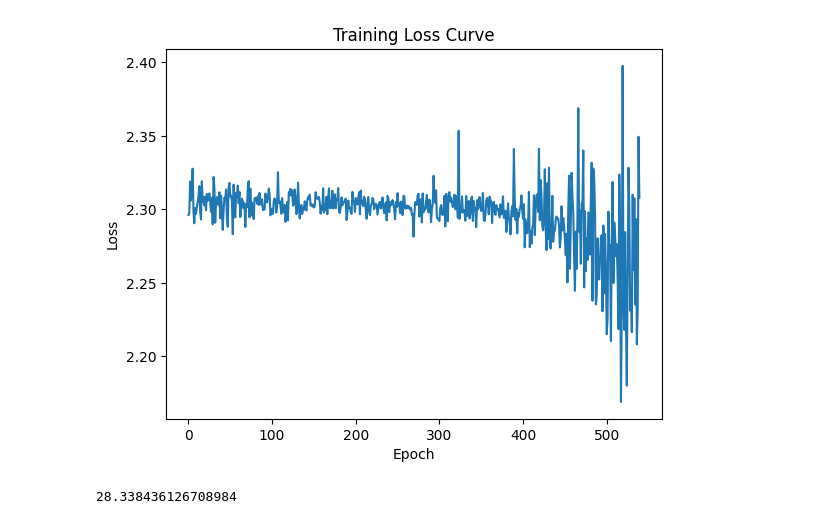
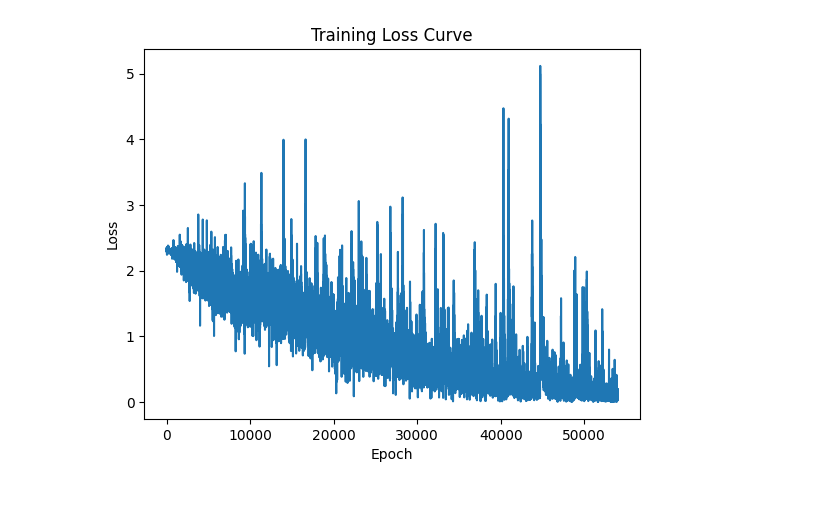
Before and after one commit to axion66/idk, a Jupyter notebook: train.ipynb, the cells around one changed output. Cells and saved outputs as stored; diff of their text form; code cells hidden in the pictures.

Commit message:
change model

```diff
--- a/train.ipynb
+++ b/train.ipynb
@@ -79,50 +77,31 @@ torch.Size([1800, 300, 16])
 # %%
 
-class lstmattn(nn.Module):
-    '''
-        input: (batch,seq,channels)
-        output: (batch, 10)
-        lstm
-        gelu
-        lstm
-        fc1
-        dropout
-        fc2
-    '''
+class simpleLSTM(nn.Module):
+
     def __init__(self):
           super().__init__()
 
-          self.layer1 = nn.LSTM(16,10,num_layers=1,batch_first=True)
-          self.gelu = nn.GELU()
-          self.layer2 = nn.LSTM(10,4,num_layers=1,batch_first=True)
+          self.layer1 = nn.LSTM(16,64,num_layers=1,batch_first=True)
           self.fc1 = nn.Sequential(
-               nn.Linear(300*4, 600),
+               nn.Linear(64, 32),
                nn.GELU(),
-               nn.Dropout(),
-               nn.Linear(300*2,300),
+               nn.Dropout(0.2),
+               nn.Linear(32,16),
                nn.GELU(),
-               nn.Dropout(),
-               nn.Linear(300,128),
-               nn.GELU(),
-               nn.Linear(128,64),
-               nn.GELU(),
-               nn.Linear(64,10)
+               nn.Linear(16,10),
           )
 
     def forward(self, x):
         x,_ = (self.layer1(x))
-        x = self.gelu(x)
-        x,_ = self.layer2(x)
-        x = self.gelu(x)
-        x = x.reshape(x.shape[0],-1)
+        x = x[:,-1,:]
         x = self.fc1(x)
         return x
 # %%
 #params
 dat = dataset(normalized_data[:-100], labels[:-100])
 dLoader = DataLoader(dat,batch_size=32,shuffle=True)
-EPOCH = 10000
-model = lstmattn()
+EPOCH = 1000
+model = simpleLSTM()
 optimizer = optim.Adam(model.parameters(),lr=3e-4,betas=(0.9,0.999))
 loss_fn = nn.CrossEntropyLoss()
 
@@ -147,5 +133,4 @@ Loss for 10 epoch: 2.3079564571380615
-[figure, old version]
+[figure, new version]
-28.338436126708984
 # %%
 new_model = torch.load("new_model.pth")
 
```
Also changed, not shown: parts of 4 cells of this notebook, 2 other files.
